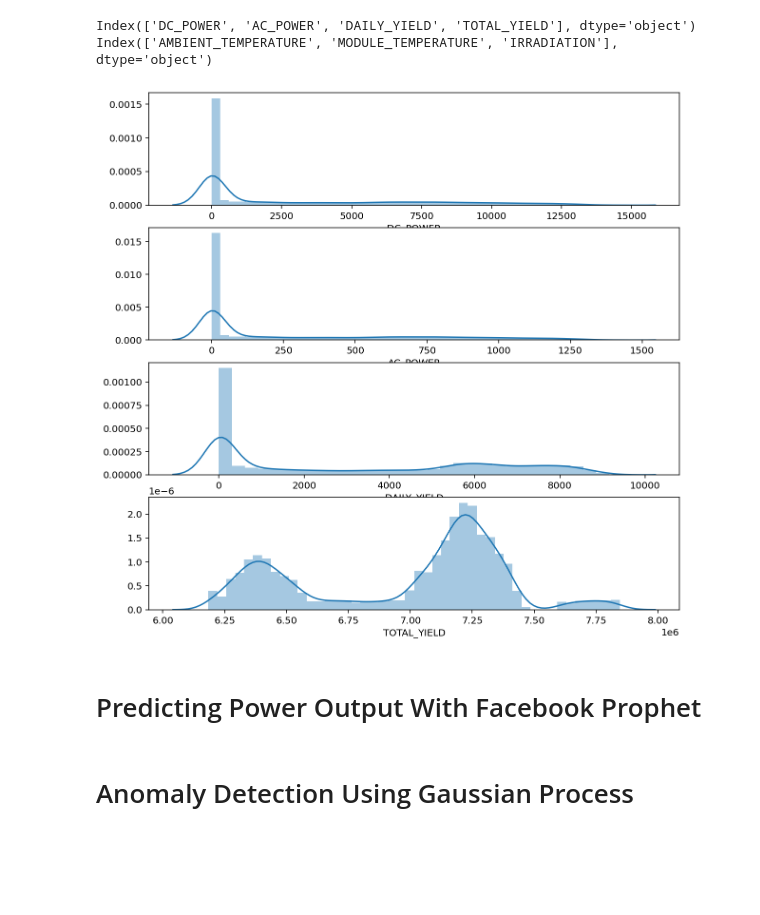
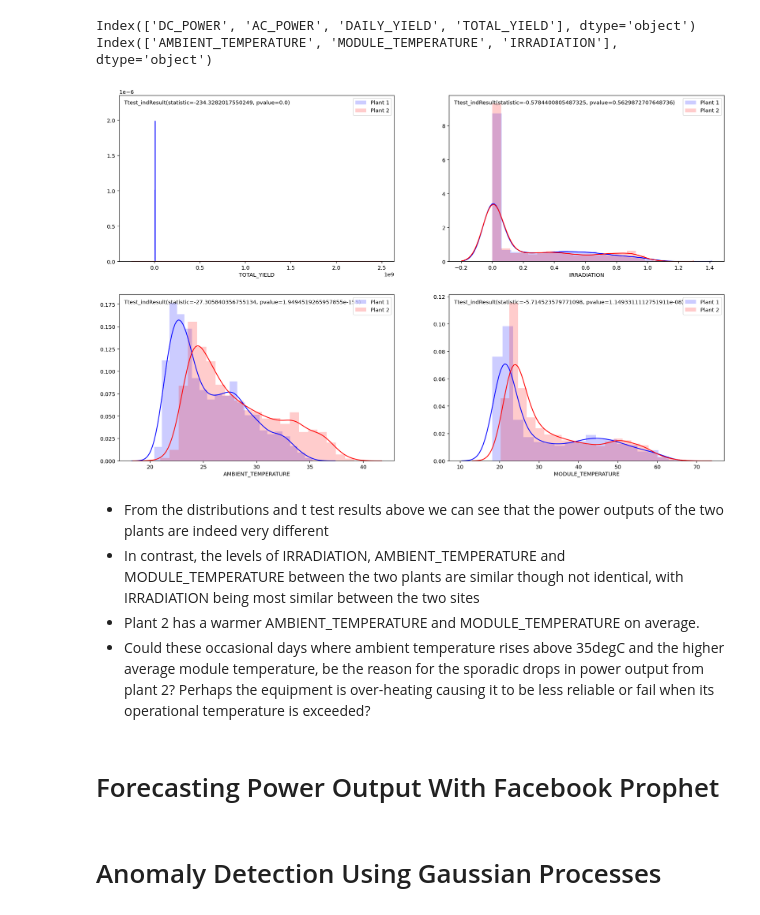
Before and after one commit to rjc89/Kaggle, a Jupyter notebook: Solar_Power_India/solar-power-generation-india.ipynb, the cells around one changed output. Cells and saved outputs as stored; diff of their text form; code cells hidden in the pictures; blank space fills up the shorter version.

```diff
--- a/Solar_Power_India/solar-power-generation-india.ipynb
+++ b/Solar_Power_India/solar-power-generation-india.ipynb
@@ -67,13 +75,3 @@ print(weather_metrics)
 # %% [output]
 Index(['DC_POWER', 'AC_POWER', 'DAILY_YIELD', 'TOTAL_YIELD'], dtype='object')
 Index(['AMBIENT_TEMPERATURE', 'MODULE_TEMPERATURE', 'IRRADIATION'], dtype='object')
-# %%
-# Calculate a distribution for power output each day
-
-fig, axes = plt.subplots(len(power_metrics), sharex=False, figsize=(10, 10))
-fig.suptitle('Plant 1 Power Metrics', fontsize=16)
-for i, j in enumerate(power_metrics):
-    ax = sns.distplot(plant1_generation[j], ax=axes[i])
-#     ax = d.plot.line(x='Date', y=cols, ax=axes[i], title=region)
-# %% [output]
-[figure, removed]
@@ -82,4 +78,49 @@ for i, j in enumerate(power_metrics):
+# %%
+# Overlay of TOTAL_YIELD for plant 1 vs plant 2, with IRRADIATION for plant 1 vs plant 2 next to it
+# ANOVA for both plant 1 v 2 comparisons below
+from scipy import stats
+from matplotlib.offsetbox import AnchoredText
+
+TY_t = stats.ttest_ind(plant1_generation['TOTAL_YIELD'],plant2_generation['TOTAL_YIELD'])
+IR_t = stats.ttest_ind(plant1_weather['IRRADIATION'],plant2_weather['IRRADIATION'])
+AT_t = stats.ttest_ind(plant1_weather['AMBIENT_TEMPERATURE'],plant2_weather['AMBIENT_TEMPERATURE'])
+MT_t = stats.ttest_ind(plant1_weather['MODULE_TEMPERATURE'],plant2_weather['MODULE_TEMPERATURE'])
+
+
+fig, axes = plt.subplots(ncols = 2, nrows = 2, sharex=False, figsize=(20, 5))
+fig.subplots_adjust(top = 2)
+
+anc1 = AnchoredText(f"{TY_t}", loc="upper left", frameon=False)
+ax1 = sns.distplot(plant1_generation['TOTAL_YIELD'], ax=axes[0,0], color = 'b', label = 'Plant 1', hist_kws=dict(alpha=0.2))
+ax1 = sns.distplot(plant2_generation['TOTAL_YIELD'], ax=axes[0,0], color = 'r', label = 'Plant 2', hist_kws=dict(alpha=0.2))
+ax1.add_artist(anc1)
+ax1.legend()
+
+anc2 = AnchoredText(f"{IR_t}", loc="upper left", frameon=False)
+ax2 = sns.distplot(plant1_weather['IRRADIATION'], ax=axes[0,1], color = 'b', label = 'Plant 1', hist_kws=dict(alpha=0.2))
+ax2 = sns.distplot(plant2_weather['IRRADIATION'], ax=axes[0,1], color = 'r', label = 'Plant 2', hist_kws=dict(alpha=0.2))
+ax2.add_artist(anc2)
+ax2.legend()
+
+anc3 = AnchoredText(f"{AT_t}", loc="upper left", frameon=False)
+ax3 = sns.distplot(plant1_weather['AMBIENT_TEMPERATURE'], ax=axes[1,0], color = 'b', label = 'Plant 1', hist_kws=dict(alpha=0.2))
+ax3 = sns.distplot(plant2_weather['AMBIENT_TEMPERATURE'], ax=axes[1,0], color = 'r', label = 'Plant 2', hist_kws=dict(alpha=0.2))
+ax3.add_artist(anc3)
+ax3.legend()
+
+anc4 = AnchoredText(f"{MT_t}", loc="upper left", frameon=False)
+ax4 = sns.distplot(plant1_weather['MODULE_TEMPERATURE'], ax=axes[1,1], color = 'b', label = 'Plant 1', hist_kws=dict(alpha=0.2))
+ax4 = sns.distplot(plant2_weather['MODULE_TEMPERATURE'], ax=axes[1,1], color = 'r', label = 'Plant 2', hist_kws=dict(alpha=0.2))
+ax4.add_artist(anc4)
+ax4.legend();
+# %% [output]
+[figure, added]
+# %% [markdown]
+- From the distributions and t test results above we can see that the power outputs of the two plants are indeed very different
+- In contrast, the levels of IRRADIATION, AMBIENT_TEMPERATURE and MODULE_TEMPERATURE between the two plants are similar though not identical, with IRRADIATION being most similar between the two sites
+- Plant 2 has a warmer AMBIENT_TEMPERATURE and MODULE_TEMPERATURE on average.
+- Could these occasional days where ambient temperature rises above 35degC and the higher average module temperature, be the reason for the sporadic drops in power output from plant 2? Perhaps the equipment is over-heating causing it to be less reliable or fail when its operational temperature is exceeded?
 # %% [markdown]
-# Predicting Power Output With Facebook Prophet
+# Forecasting Power Output With Facebook Prophet
 # %% [markdown]
-# Anomaly Detection Using Gaussian Process
+# Anomaly Detection Using Gaussian Processes
```
Also changed, not shown: parts of 7 cells of this notebook.
